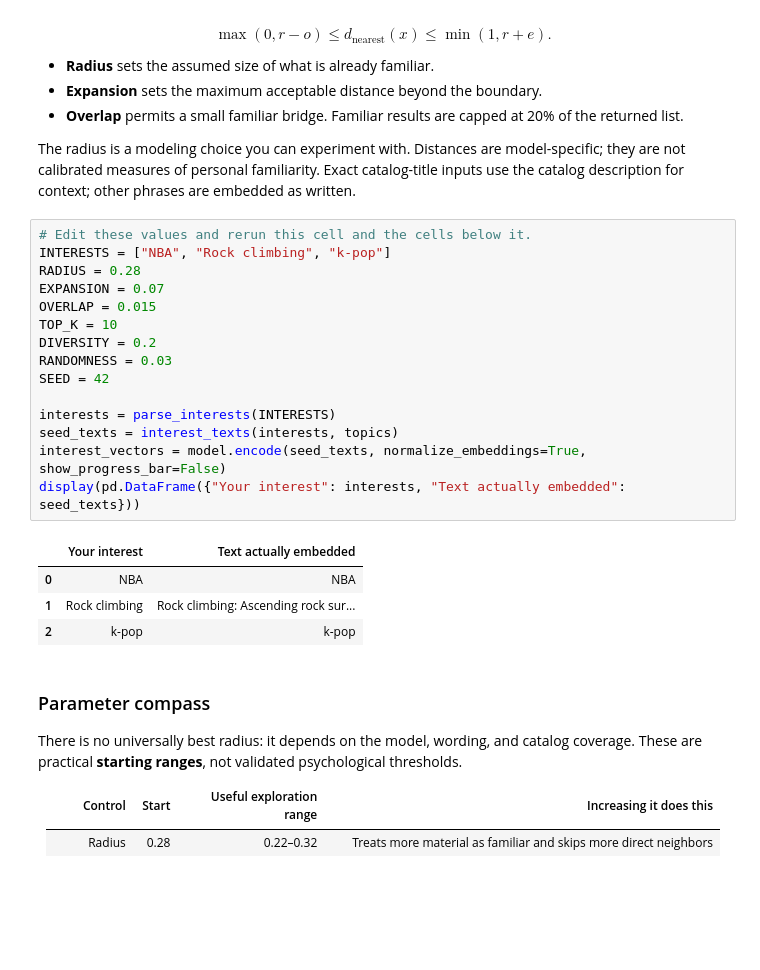
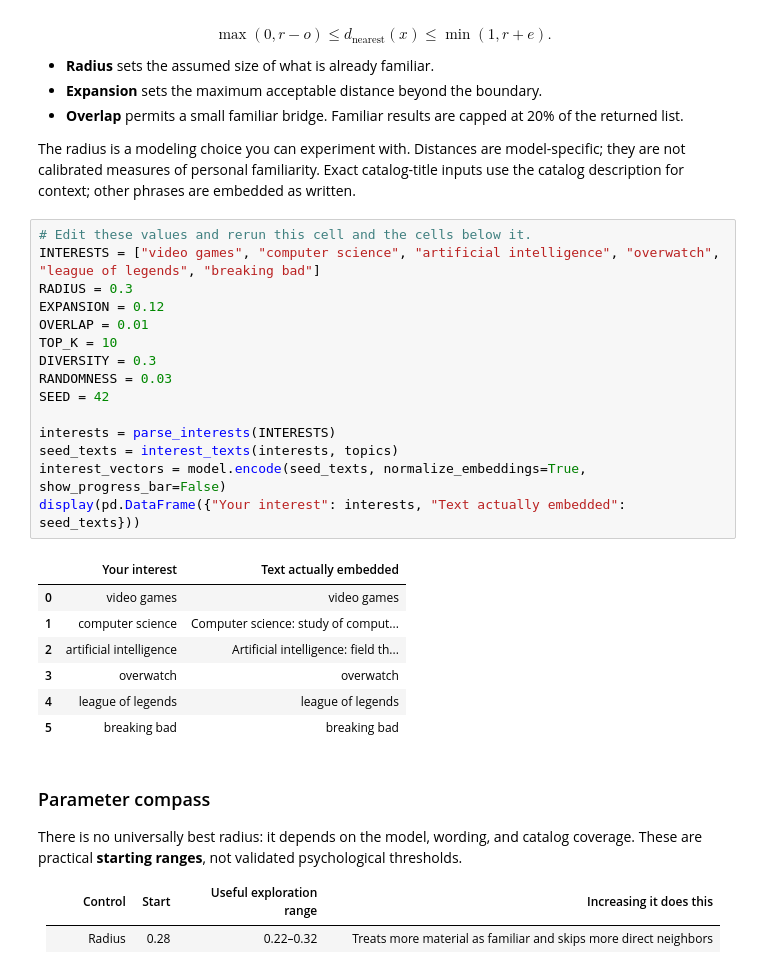
Before and after one commit to RoboticReaper/OtherWise, a Jupyter notebook: interest_explorer.ipynb, the cells around one changed output. Saved outputs shown, nothing was run; the diff lists cells and outputs as text; blank space fills up the shorter version.

```diff
--- a/interest_explorer.ipynb
+++ b/interest_explorer.ipynb
@@ -105,24 +108,27 @@ $$\max(0,r-o)\le d_{\mathrm{nearest}}(x)\le\min(1,r+e).$$
 The radius is a modeling choice you can experiment with. Distances are model-specific; they are not calibrated measures of personal familiarity. Exact catalog-title inputs use the catalog description for context; other phrases are embedded as written.
 # %%
 # Edit these values and rerun this cell and the cells below it.
-INTERESTS = ["NBA", "Rock climbing", "k-pop"]
-RADIUS = 0.28
-EXPANSION = 0.07
-OVERLAP = 0.015
+INTERESTS = ["video games", "computer science", "artificial intelligence", "overwatch", "league of legends", "breaking bad"]
+RADIUS = 0.3
+EXPANSION = 0.12
+OVERLAP = 0.01
 TOP_K = 10
-DIVERSITY = 0.2
+DIVERSITY = 0.3
 RANDOMNESS = 0.03
 SEED = 42
 
 interests = parse_interests(INTERESTS)
 seed_texts = interest_texts(interests, topics)
 interest_vectors = model.encode(seed_texts, normalize_embeddings=True, show_progress_bar=False)
 display(pd.DataFrame({"Your interest": interests, "Text actually embedded": seed_texts}))
 # %% [output]
 |  | Your interest | Text actually embedded |
-| 0 | NBA | NBA |
-| 1 | Rock climbing | Rock climbing: Ascending rock sur... |
-| 2 | k-pop | k-pop |
+| 0 | video games | video games |
+| 1 | computer science | Computer science: study of comput... |
+| 2 | artificial intelligence | Artificial intelligence: field th... |
+| 3 | overwatch | overwatch |
+| 4 | league of legends | league of legends |
+| 5 | breaking bad | breaking bad |
 # %% [markdown]
 ### Parameter compass
 
```
Also changed, not shown: parts of 19 cells of this notebook, 17 other files.
